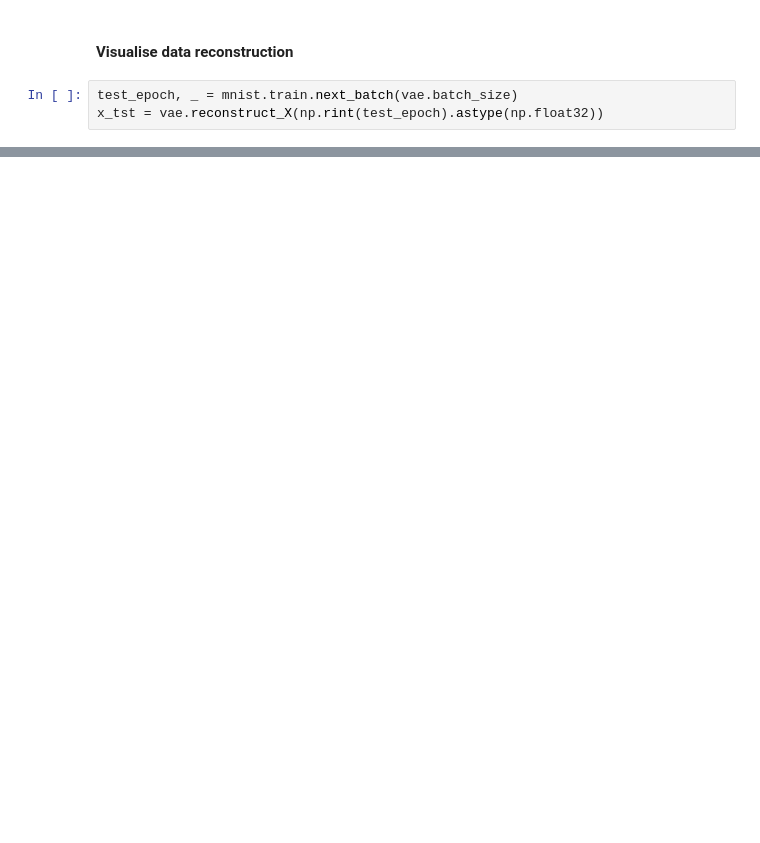
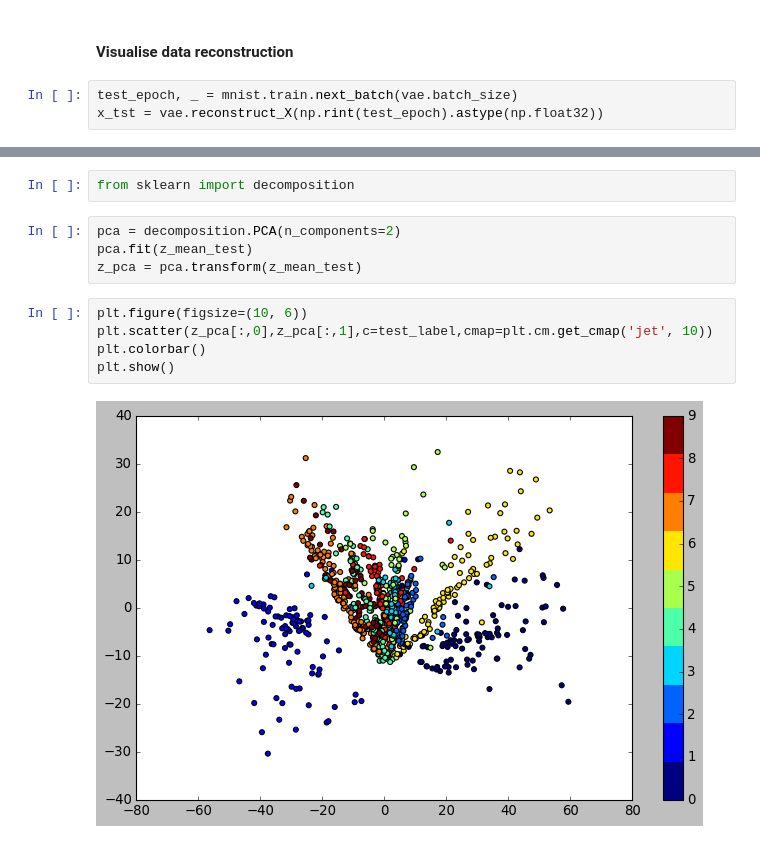
Before and after one commit to willtai/vae_exploration, a Jupyter notebook: notebooks/mnist_vae.ipynb, the cells around one changed output, grey strips where cells are left out. Cells and saved outputs as stored; diff of their text form; blank space fills up the shorter version.

```diff
--- a/notebooks/mnist_vae.ipynb
+++ b/notebooks/mnist_vae.ipynb
@@ -224,0 +134,13 @@ plt.show()
+# %%
+from sklearn import decomposition
+# %%
+pca = decomposition.PCA(n_components=2)
+pca.fit(z_mean_test)
+z_pca = pca.transform(z_mean_test)
+# %%
+plt.figure(figsize=(10, 6))
+plt.scatter(z_pca[:,0],z_pca[:,1],c=test_label,cmap=plt.cm.get_cmap('jet', 10))
+plt.colorbar()
+plt.show()
+# %% [output]
+[figure, added]
```
Also changed, not shown: parts of 14 cells of this notebook, 5 other files.
